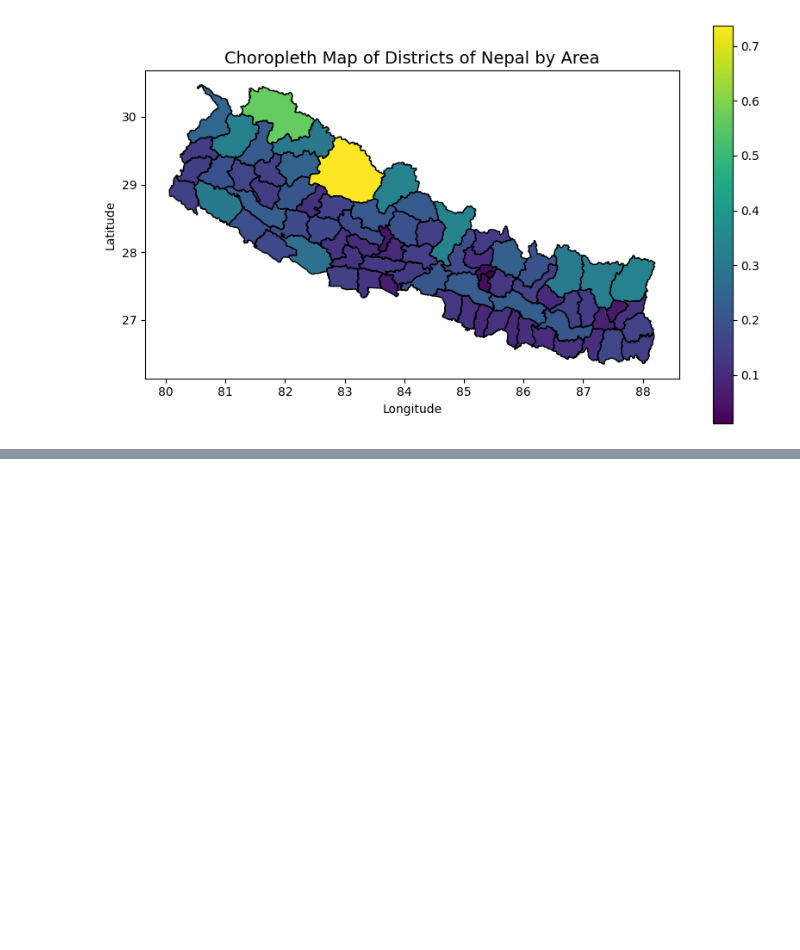
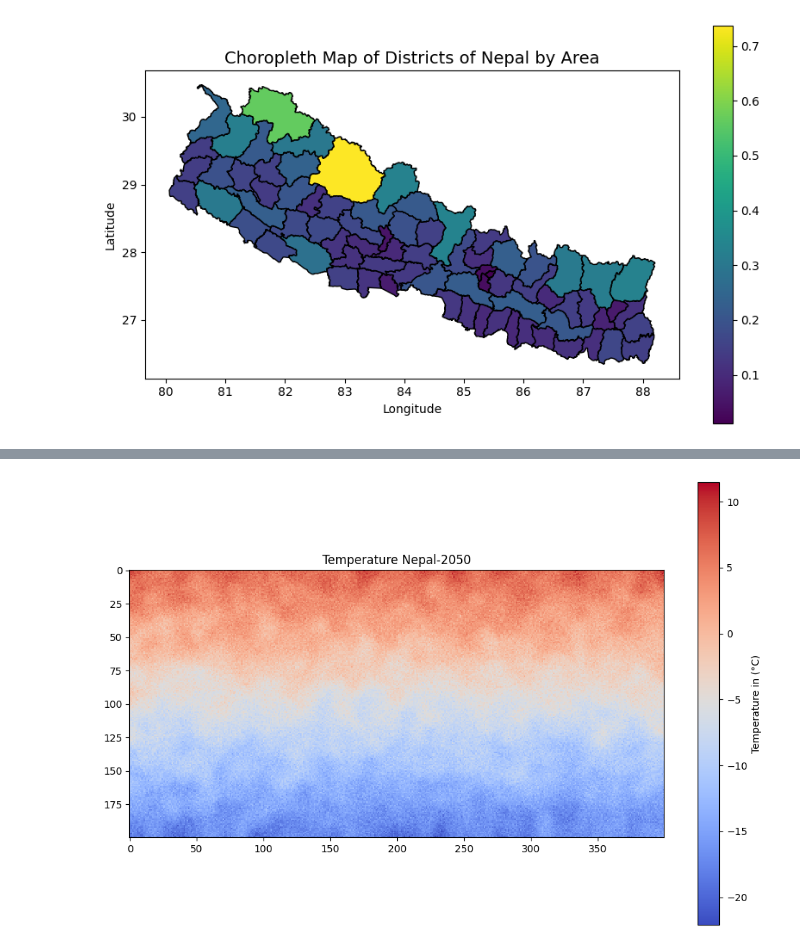
Before and after one commit to Omdena-NIC-Nepal/gis-data-science-assignment-abinprajapati, a Jupyter notebook: gis_eda_nepal.ipynb, the cells around one changed output, grey strips where cells are left out. Saved outputs shown, nothing was run; the diff lists cells and outputs as text; code cells hidden in the pictures; blank space fills up the shorter version.

```diff
--- a/gis_eda_nepal.ipynb
+++ b/gis_eda_nepal.ipynb
@@ -156,0 +192,8 @@ plt.show()
+# %%
+plt.figure(figsize=(12, 8))
+plt.imshow(temp_2050, cmap="coolwarm", interpolation="nearest")
+plt.colorbar(label="Temperature in (°C)")
+plt.title("Temperature Nepal-2050")
+plt.show()
+# %% [output]
+[figure, added]
```
Also changed, not shown: parts of 21 cells of this notebook, 3 other files.
